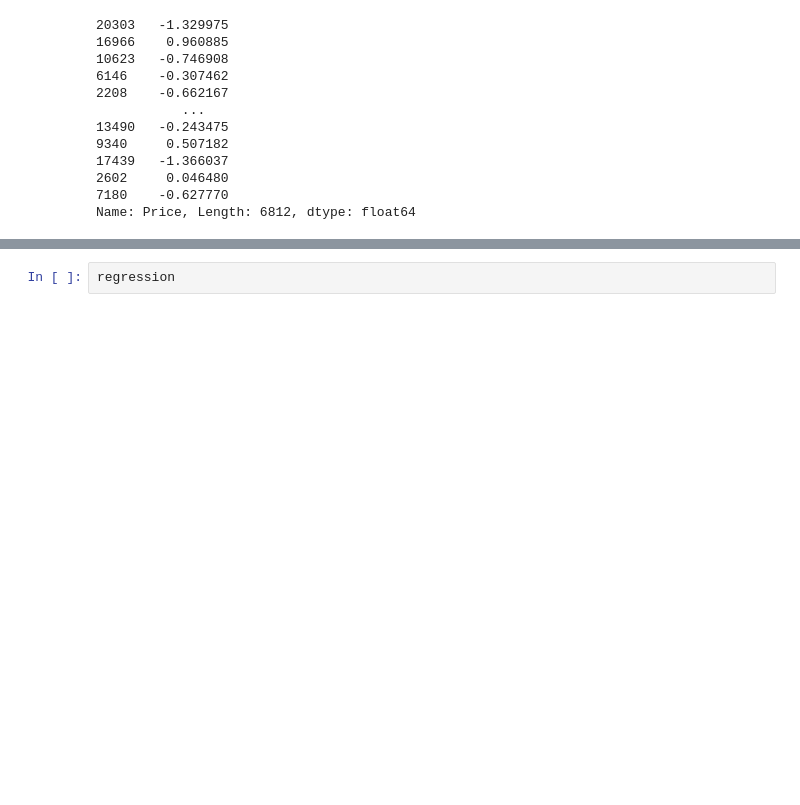
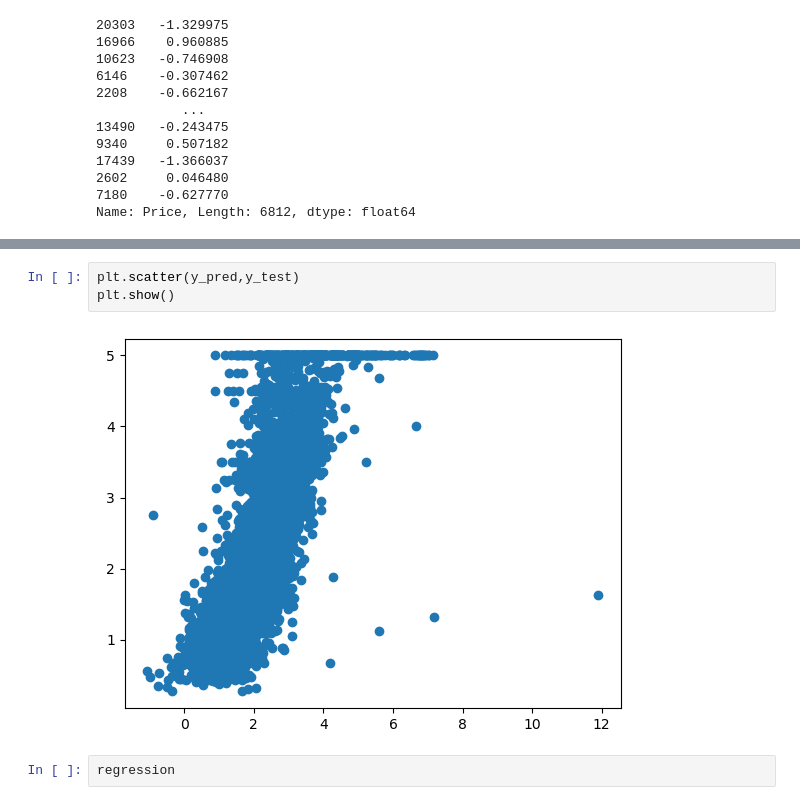
Before and after one commit to rahul-coo/Multi_linear_Model, a Jupyter notebook: California_Housing.ipynb, the cells around one changed output, grey strips where cells are left out. Drawn from its saved outputs; the diff is of its cells as text; blank space fills up the shorter version.

```diff
--- a/California_Housing.ipynb
+++ b/California_Housing.ipynb
@@ -362,3 +361,8 @@ plt.show()
+# %%
+plt.scatter(y_pred,y_test)
+plt.show()
+# %% [output]
+[figure, added]
 # %%
 regression
 # %% [output]
```
Also changed, not shown: parts of 3 cells of this notebook.
